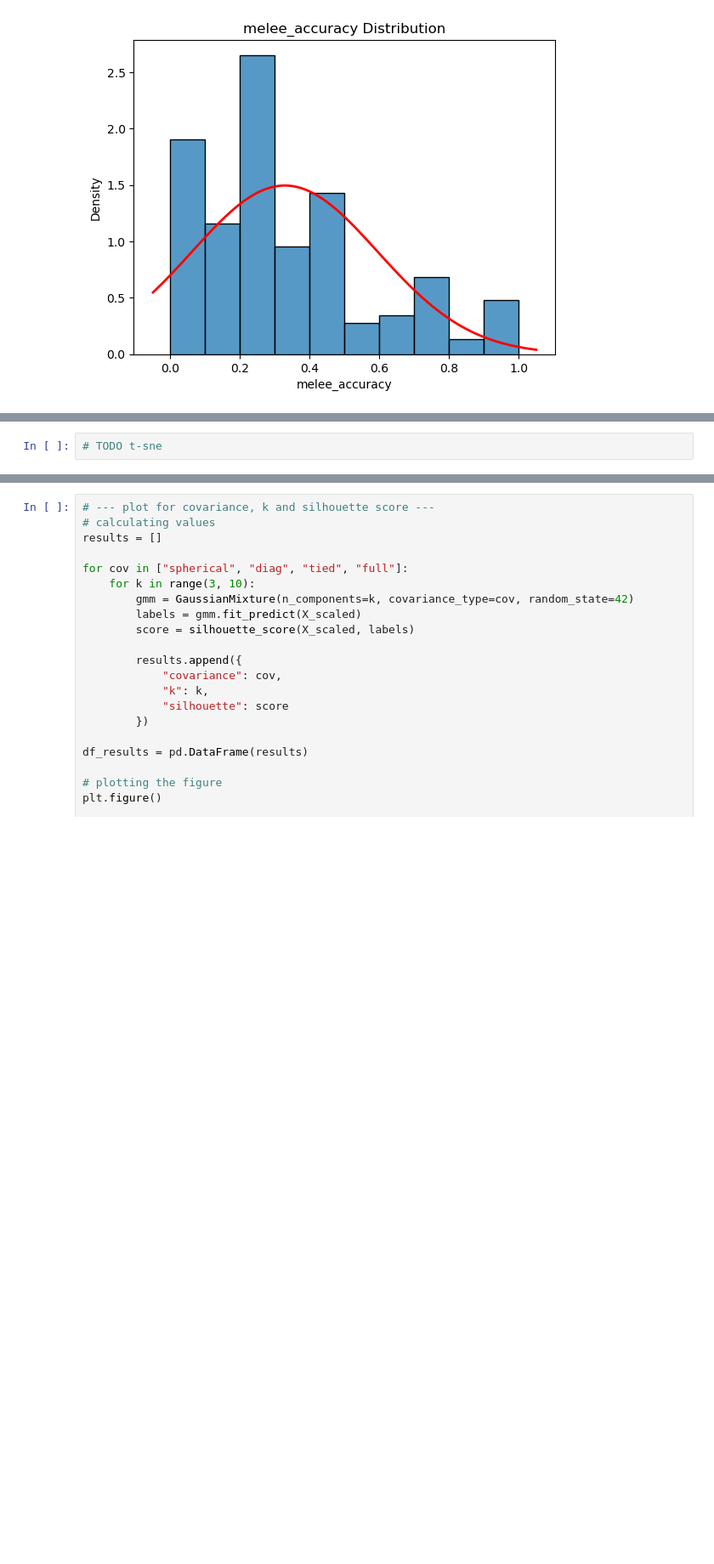
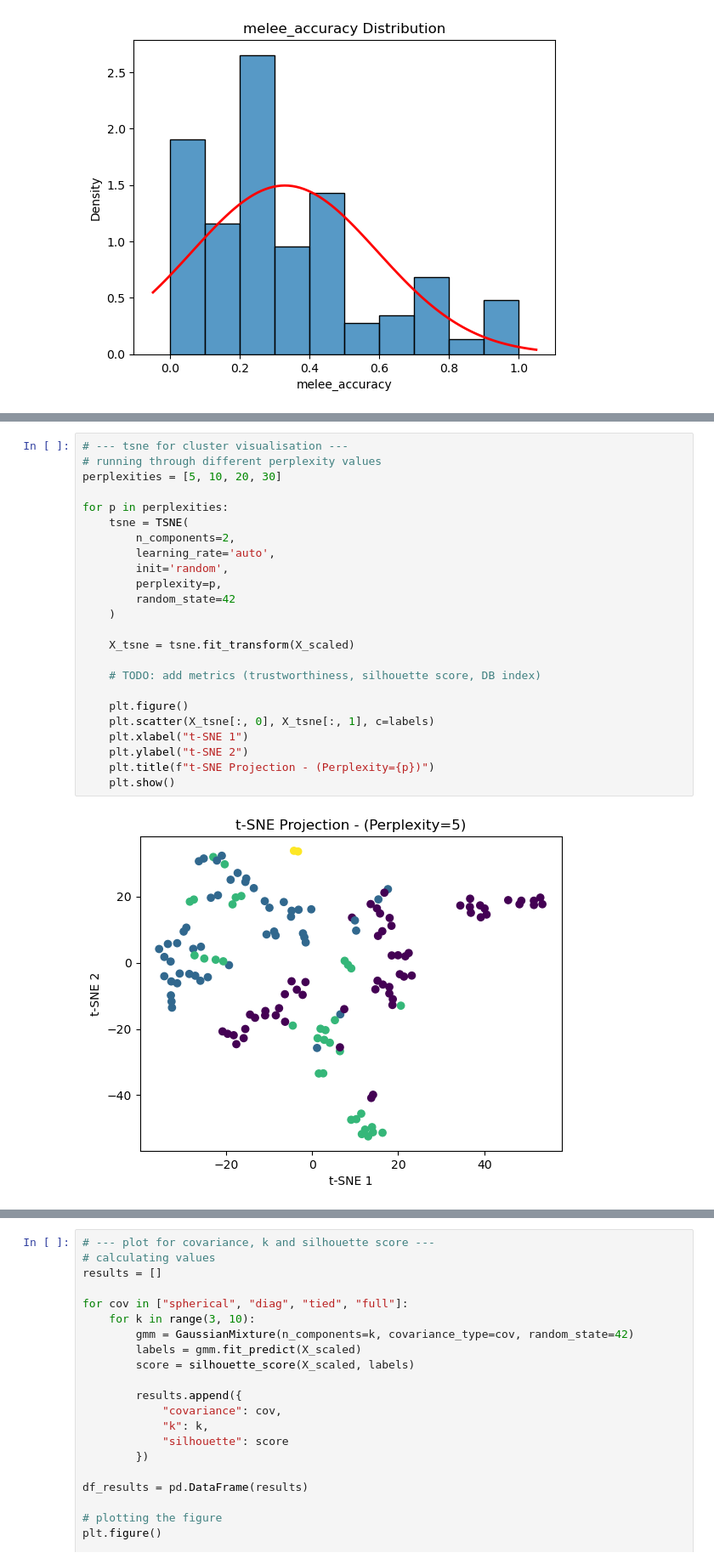
Before and after one commit to ChronoQuest/ChronoQuest1, a Jupyter notebook: Assets/Scripts/Final Boss ML/gmm_model_visualisation.ipynb, the cells around one changed output, grey strips where cells are left out. Shown at 85% size. Saved outputs shown, nothing was run; the diff lists cells and outputs as text; blank space fills up the shorter version.

Commit message:
adding t-sne and umap, setting up for further metrics

```diff
--- a/Assets/Scripts/Final Boss ML/gmm_model_visualisation.ipynb
+++ b/Assets/Scripts/Final Boss ML/gmm_model_visualisation.ipynb
@@ -102,2 +186,26 @@ plt.show()
 # %%
-# TODO t-sne
+# --- tsne for cluster visualisation ---
+# running through different perplexity values
+perplexities = [5, 10, 20, 30]
+
+for p in perplexities:
+    tsne = TSNE(
+        n_components=2,
+        learning_rate='auto',
+        init='random',
+        perplexity=p,
+        random_state=42
+    )
+
+    X_tsne = tsne.fit_transform(X_scaled)
+
+    # TODO: add metrics (trustworthiness, silhouette score, DB index)
+
+    plt.figure()
+    plt.scatter(X_tsne[:, 0], X_tsne[:, 1], c=labels)
+    plt.xlabel("t-SNE 1")
+    plt.ylabel("t-SNE 2")
+    plt.title(f"t-SNE Projection - (Perplexity={p})")
+    plt.show()
+# %% [output]
+[figure, added]
```
Also changed, not shown: parts of 5 cells of this notebook.
